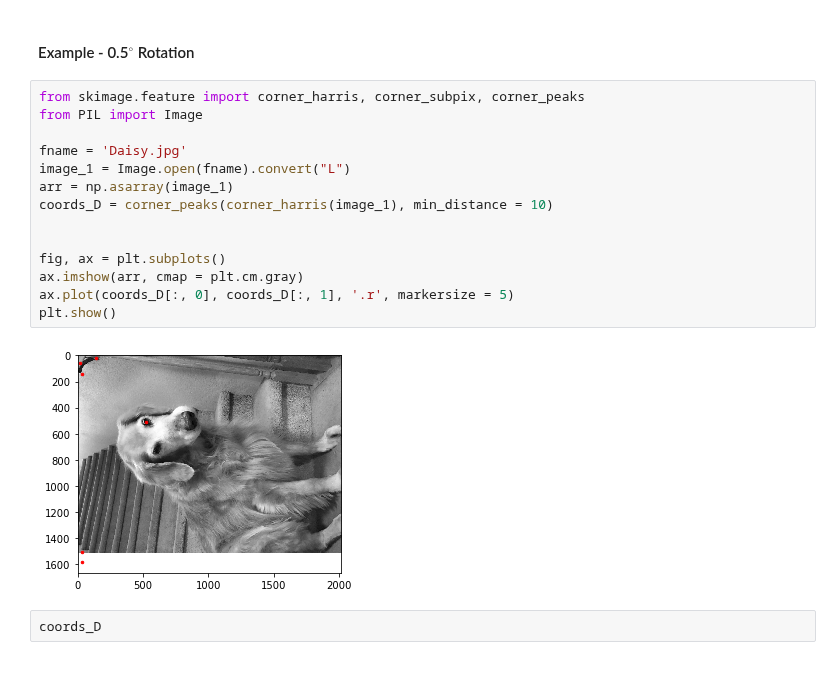
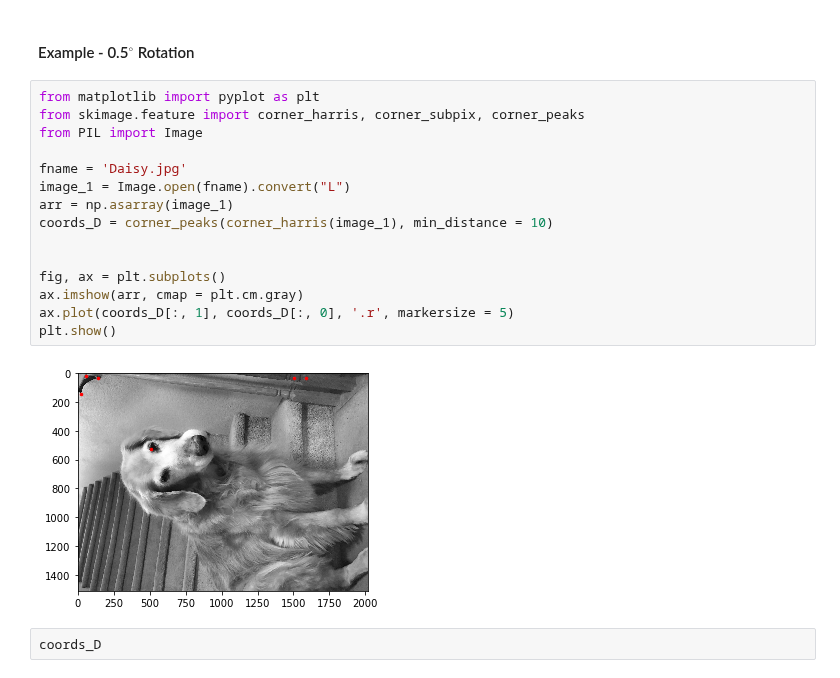
Before and after one commit to NeuroDataDesign/LIDS, a Jupyter notebook: hungarian reg/Hungarian Algorithm - Python Implementation .ipynb, the cells around one changed output. Saved outputs shown, nothing was run; the diff lists cells and outputs as text.

```diff
--- a/hungarian reg/Hungarian Algorithm - Python Implementation .ipynb
+++ b/hungarian reg/Hungarian Algorithm - Python Implementation .ipynb
@@ -535,21 +371,22 @@ print(new_coords_B)
 # %% [markdown]
 #### Example - 0.5$^\circ$ Rotation
 # %%
+from matplotlib import pyplot as plt
 from skimage.feature import corner_harris, corner_subpix, corner_peaks
 from PIL import Image
 
 fname = 'Daisy.jpg'
 image_1 = Image.open(fname).convert("L")
 arr = np.asarray(image_1)
 coords_D = corner_peaks(corner_harris(image_1), min_distance = 10)
 
 
 fig, ax = plt.subplots()
 ax.imshow(arr, cmap = plt.cm.gray)
-ax.plot(coords_D[:, 0], coords_D[:, 1], '.r', markersize = 5)
+ax.plot(coords_D[:, 1], coords_D[:, 0], '.r', markersize = 5)
 plt.show()
 # %% [output]
-[figure, old version]
+[figure, new version]
 # %%
 coords_D
 # %% [output]
```
Also changed, not shown: parts of 30 cells of this notebook.
